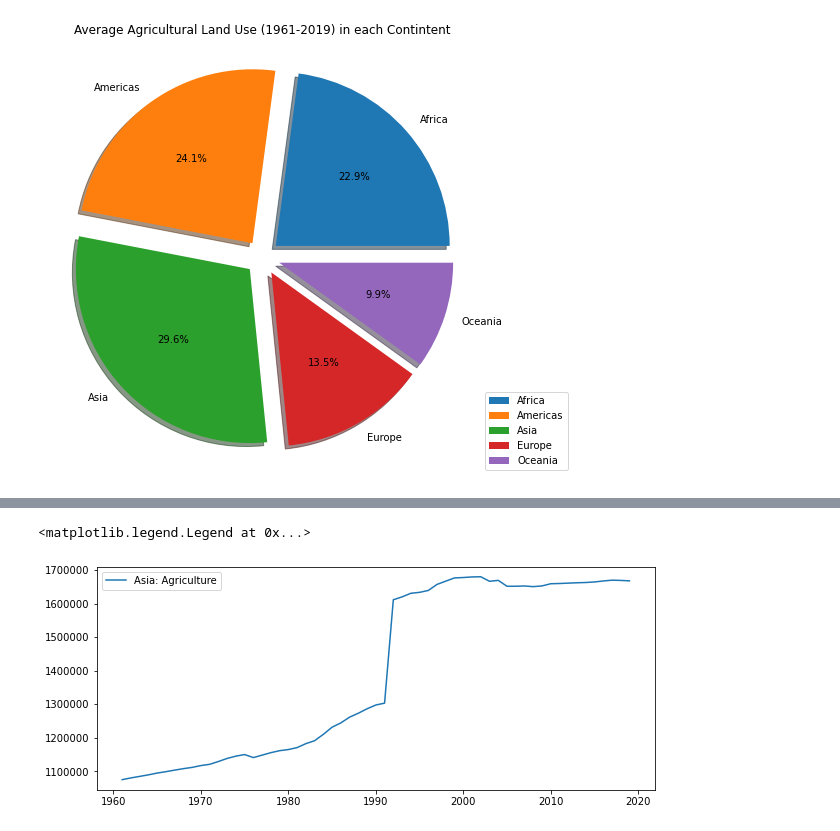
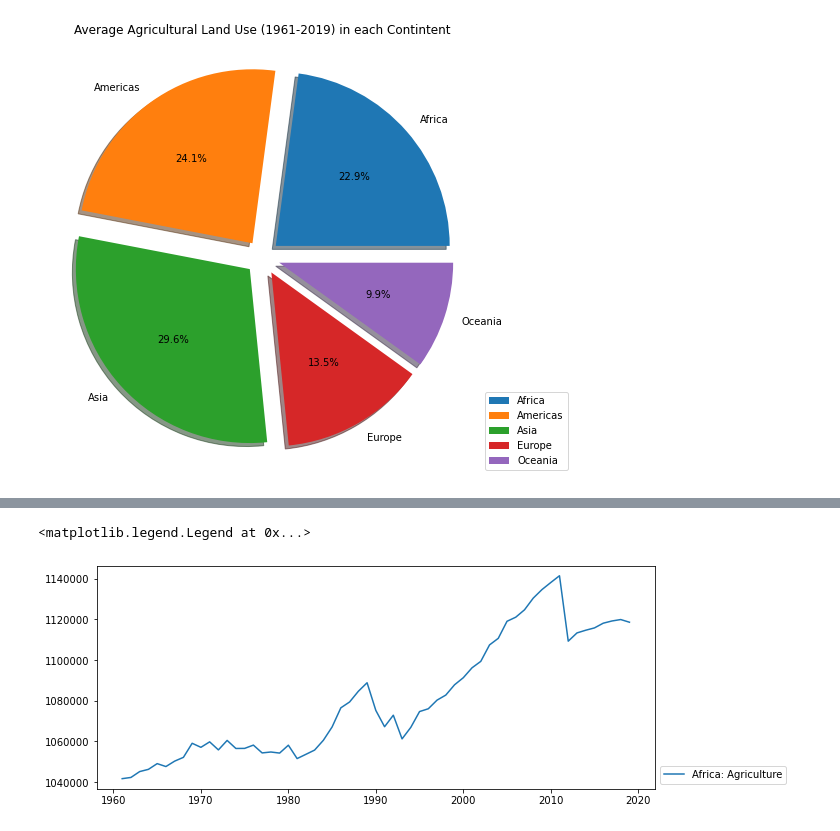
Before and after one commit to ag-informatics/ag-informatics-course, a Jupyter notebook: module2/Lecture 2.2.ipynb, the cells around one changed output, grey strips where cells are left out. Saved outputs shown, nothing was run; the diff lists cells and outputs as text; code cells hidden in the pictures.

```diff
--- a/module2/Lecture 2.2.ipynb
+++ b/module2/Lecture 2.2.ipynb
@@ -113,6 +113,6 @@ plt.show()
 # items = ag, ag land, crop land, arable land, forest land
 # years = 2010-2019
 
-landuse_CONTINENTS = pd.read_csv('data/faostat-landuse-continents.csv')
+landuse_CONTINENTS = pd.read_csv('data/faostat_landuse_normalized.csv')
 landuse_CONTINENTS
 # %% [output]
@@ -139,25 +155,26 @@ agland_DATA = landuse_CONTINENTS[landuse_CONTINENTS.Item == 'Agricultural land']
 # %%
 #Formatting
 fig3, ax = plt.subplots(figsize=(10,15))
 ax.ticklabel_format(style='plain')
 ax.set_box_aspect(0.4)
 
 #FOREST LAND PLOTS
-#plt.plot(forestland_DATA[forestland_DATA.Area=='World']['Year'], forestland_DATA[forestland_DATA.Area=='World']['Value'], label='World: Forest')
-#plt.plot(forestland_DATA[forestland_DATA.Area=='Asia']['Year'], forestland_DATA[forestland_DATA.Area=='Asia']['Value'], label='Asia: Forest')
-#plt.plot(forestland_DATA[forestland_DATA.Area=='Africa']['Year'], forestland_DATA[forestland_DATA.Area=='Africa']['Value'], label='Africa: Forest')
-#plt.plot(forestland_DATA[forestland_DATA.Area=='Americas']['Year'], forestland_DATA[forestland_DATA.Area=='Americas']['Value'], label='Americas: Forest')
-#plt.plot(forestland_DATA[forestland_DATA.Area=='Oceania']['Year'], forestland_DATA[forestland_DATA.Area=='Oceania']['Value'], label='Oceania: Forest')
+#plt.plot(world['Year'], world['Value'], label='World: Forest')
+#plt.plot(asia['Year'], asia['Value'], label='Asia: Forest')
+#plt.plot(africa['Year'], africa['Value'], label='Africa: Forest')
+#plt.plot(americas['Year'], americas['Value'], label='Americas: Forest')
+#plt.plot(oceania['Year'], oceania['Value'], label='Oceania: Forest')
 
 #AG LAND PLOTS
 #plt.plot(agland_DATA[agland_DATA.Area=='World']['Year'], agland_DATA[agland_DATA.Area=='World']['Value'], label='World: Agriculture')
-plt.plot(agland_DATA[agland_DATA.Area=='Asia']['Year'], agland_DATA[agland_DATA.Area=='Asia']['Value'], label='Asia: Agriculture')
-#plt.plot(agland_DATA[agland_DATA.Area=='Africa']['Year'], agland_DATA[agland_DATA.Area=='Africa']['Value'], label='Africa: Agriculture')
+#plt.plot(agland_DATA[agland_DATA.Area=='Asia']['Year'], agland_DATA[agland_DATA.Area=='Asia']['Value'], label='Asia: Agriculture')
+plt.plot(agland_DATA[agland_DATA.Area=='Africa']['Year'], agland_DATA[agland_DATA.Area=='Africa']['Value'], label='Africa: Agriculture')
 #plt.plot(agland_DATA[agland_DATA.Area=='Americas']['Year'], agland_DATA[agland_DATA.Area=='Americas']['Value'], label='Americas: Agriculture')
 #plt.plot(agland_DATA[agland_DATA.Area=='Oceania']['Year'], agland_DATA[agland_DATA.Area=='Oceania']['Value'], label='Oceania: Agriculture')
 
 
-plt.legend()
+#ax.set_xlim(1990, 2020)
+plt.legend(bbox_to_anchor=(1,0), loc='lower left')
 # %% [output]
 <matplotlib.legend.Legend at 0x...>
-[figure, old version]
+[figure, new version]
```
Also changed, not shown: parts of 2 cells of this notebook, 23 other files.
